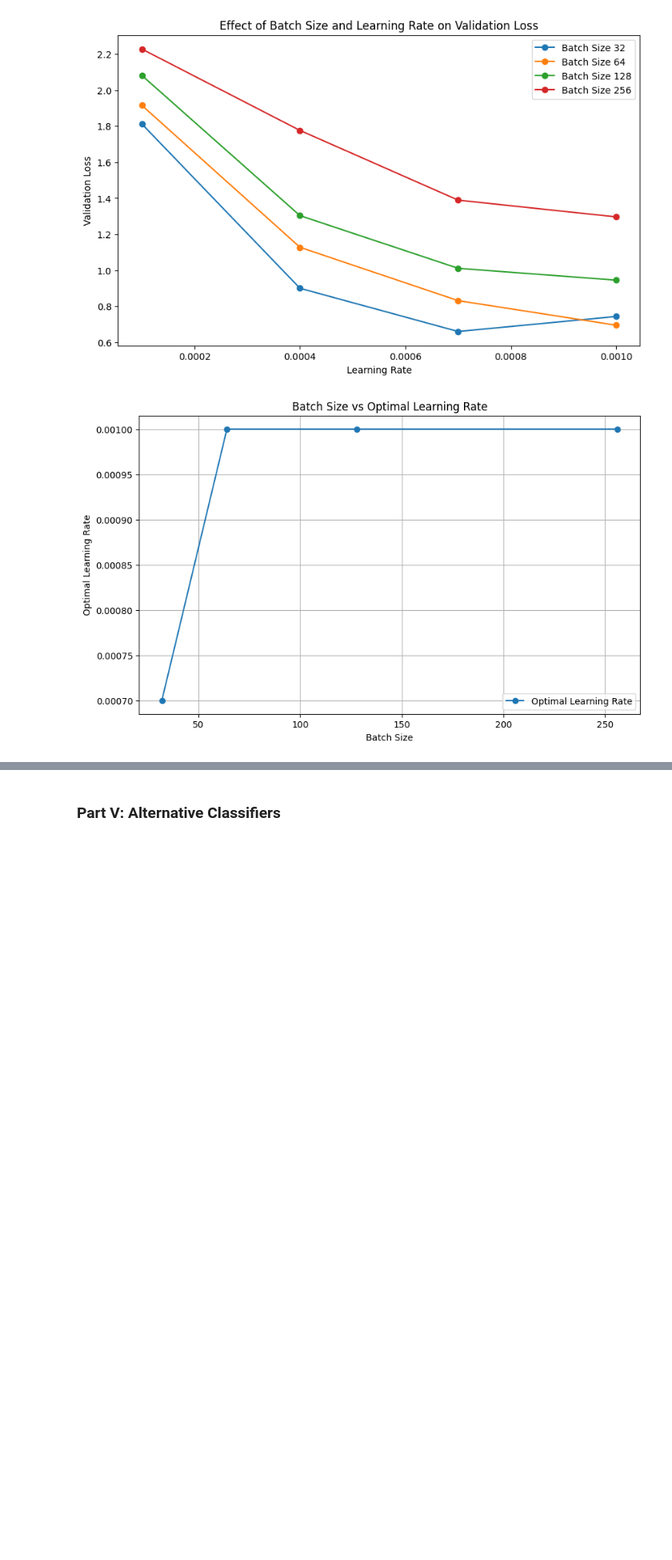
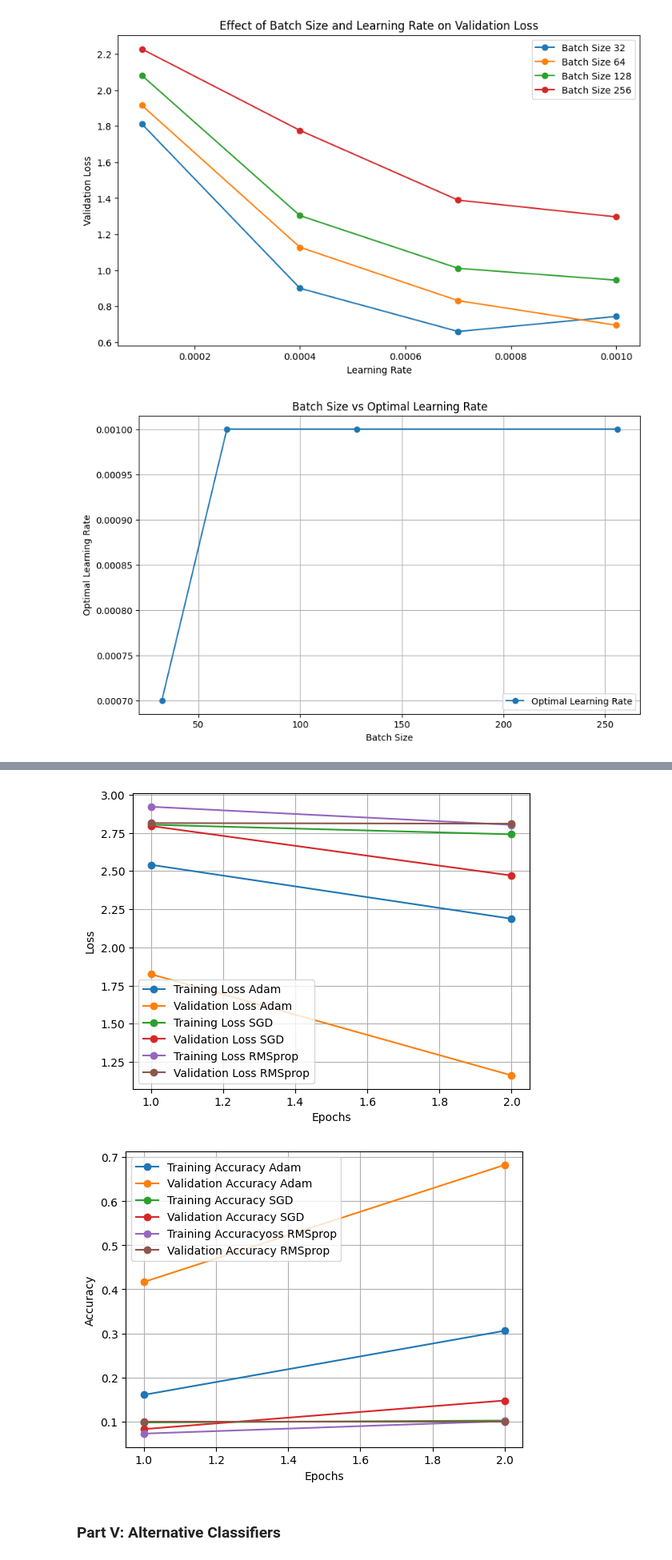
Before and after one commit to S-Nazem/MNIST_addition, a Jupyter notebook: MNIST_addition_dev.ipynb, the cells around one changed output, grey strips where cells are left out. Shown at 80% size. Saved outputs shown, nothing was run; the diff lists cells and outputs as text; code cells hidden in the pictures; blank space fills up the shorter version.

Commit message:
Added objective function with a fixed optimiser, as i found with the optimiser in the study, the optuna optimiser doesnt work well.

```diff
--- a/MNIST_addition_dev.ipynb
+++ b/MNIST_addition_dev.ipynb
@@ -688,6 +660,7 @@ def FCNN_optimised(n_trials = 10, no_epochs = 10, optimisation_required = False)
     if optimisation_required == True:
         study = optuna.create_study(direction='maximize')
         study.optimize(objective, n_trials=n_trials)
+        joblib.dump(study, 'study.pkl')
 
         print(f'Best hyperparameters: {study.best_params}')
         print(f'Best validation accuracy{study.best_value}')
@@ -755,6 +728,6 @@ def FCNN_optimised(n_trials = 10, no_epochs = 10, optimisation_required = False)
 # %% [markdown]
 Runs optimal NN and plots some neurons
 # %%
-val_loss, val_acc, test_loss, test_acc, train_loss, train_acc, train_list, val_list, train_acc_list, val_acc_list, all_preds, all_labels, model = FCNN_optimised(3, 3, True)
+val_loss, val_acc, test_loss, test_acc, train_loss, train_acc, train_list, val_list, train_acc_list, val_acc_list, all_preds, all_labels, model = FCNN_optimised(6, 3, True)
 # visualise_weights(model)
 # %% [output]
@@ -919,15 +873,15 @@ plt.show()
 # %%
 # Plot surface of validation loss against depth and width of NN
 
-learning_rate_base = 0.001
+learning_rate_base = 0.005
 batch_size_base = 64
 activation_base = nn.ReLU()
 dropout_rate_base = 0.2
-no_epochs = 20
-decay_factor_base = 0.8
+no_epochs = 10
+decay_factor_base = 1
 
-num_hidden_layers = np.arange(1, 20)
-hidden_sizes = np.arange(64, 1024, 50)
+num_hidden_layers = np.arange(1, 25)
+hidden_sizes = np.arange(400, 1400, 40)
 
 results = []
 
@@ -1349,0 +1462,7 @@ plt.show()
+# %%
+epochs = 2
+_,_,_,_,_,_, train_list_adam_fixed, val_list_adam_fixed, train_acc_list_adam_fixed, val_acc_list_adam_fixed, _,_,_ = FCNN_optimised_fixed_opt('adam', 2, epochs, True)
+
+_,_,_,_,_,_, train_list_sgd_fixed, val_list_sgd_fixed, train_acc_list_sgd_fixed, val_acc_list_sgd_fixed, _,_,_ = FCNN_optimised_fixed_opt('sgd', 2, epochs, True)
+
+_,_,_,_,_,_, train_list_rms_fixed, val_list_rms_fixed, train_acc_list_rms_fixed, val_acc_list_rms_fixed, _,_,_ = FCNN_optimised_fixed_opt('rmsprop', 2, epochs, True)
@@ -1350,3 +1506,30 @@ plt.show()
+# %%
+plt.plot(range(1,epochs+1), train_list_adam_fixed, label="Training Loss Adam", marker='o')
+plt.plot(range(1,epochs+1), val_list_adam_fixed, label="Validation Loss Adam", marker='o')
+plt.plot(range(1,epochs+1), train_list_sgd_fixed, label="Training Loss SGD", marker='o')
+plt.plot(range(1,epochs+1), val_list_sgd_fixed, label="Validation Loss SGD", marker='o')
+plt.plot(range(1,epochs+1), train_list_rms_fixed, label="Training Loss RMSprop", marker='o')
+plt.plot(range(1,epochs+1), val_list_rms_fixed, label="Validation Loss RMSprop", marker='o')
+plt.xlabel("Epochs")
+plt.ylabel("Loss")
+plt.grid(True)
+plt.legend()
+plt.show()
+
+plt.plot(range(1,epochs+1), train_acc_list_adam_fixed, label="Training Accuracy Adam", marker='o')
+plt.plot(range(1,epochs+1), val_acc_list_adam_fixed, label="Validation Accuracy Adam", marker='o')
+plt.plot(range(1,epochs+1), train_acc_list_sgd_fixed, label="Training Accuracy SGD", marker='o')
+plt.plot(range(1,epochs+1), val_acc_list_sgd_fixed, label="Validation Accuracy SGD", marker='o')
+plt.plot(range(1,epochs+1), train_acc_list_rms_fixed, label="Training Accuracyoss RMSprop", marker='o')
+plt.plot(range(1,epochs+1), val_acc_list_rms_fixed, label="Validation Accuracy RMSprop", marker='o')
+plt.xlabel("Epochs")
+plt.ylabel("Accuracy")
+plt.grid(True)
+plt.legend()
+plt.show()
+# %% [output]
+[figure, added]
+[figure, added]
 # %% [markdown]
 ### Part V: Alternative Classifiers
 # %% [markdown]
```
Also changed, not shown: parts of 14 cells of this notebook, 3 other files.
